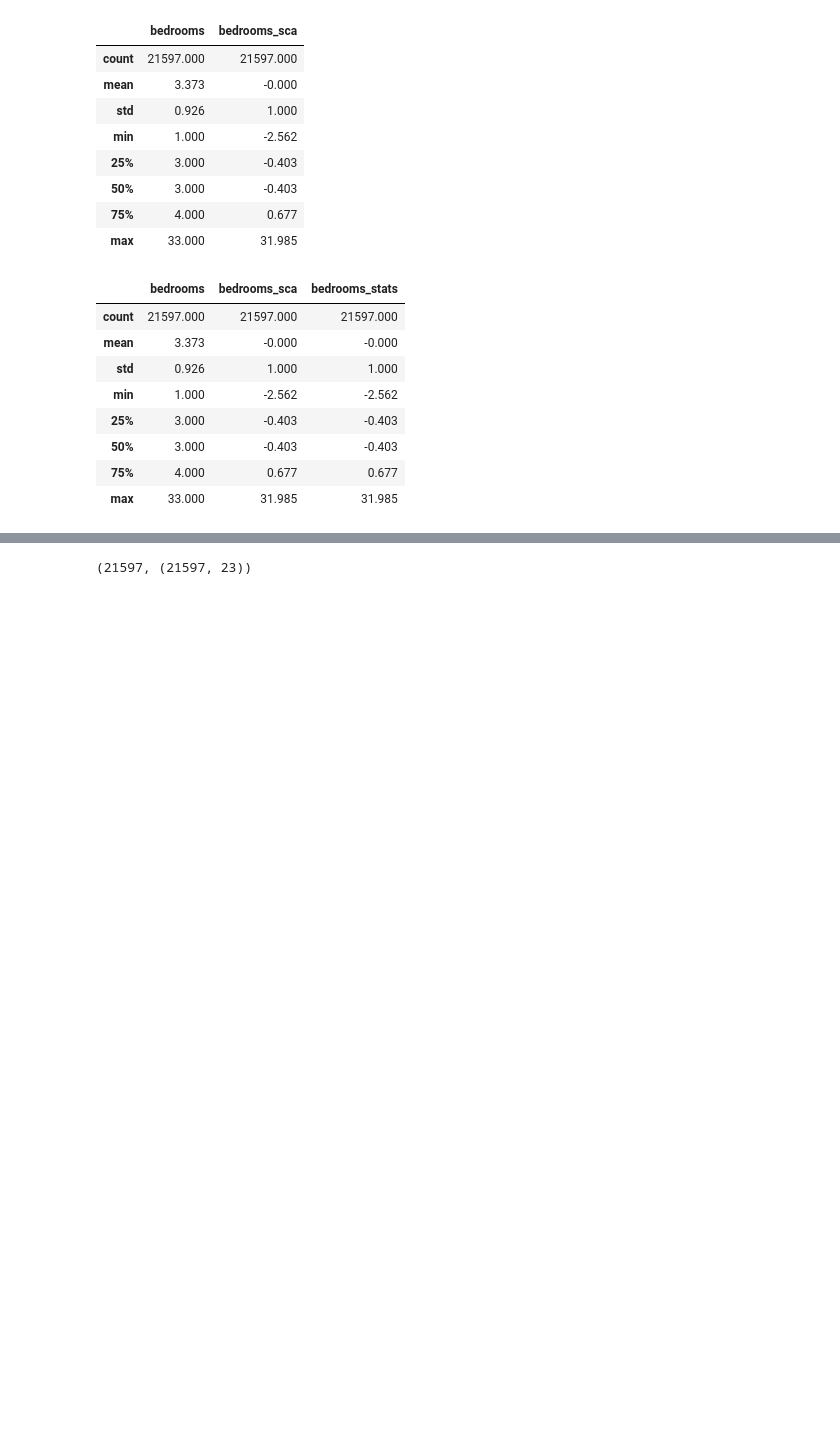
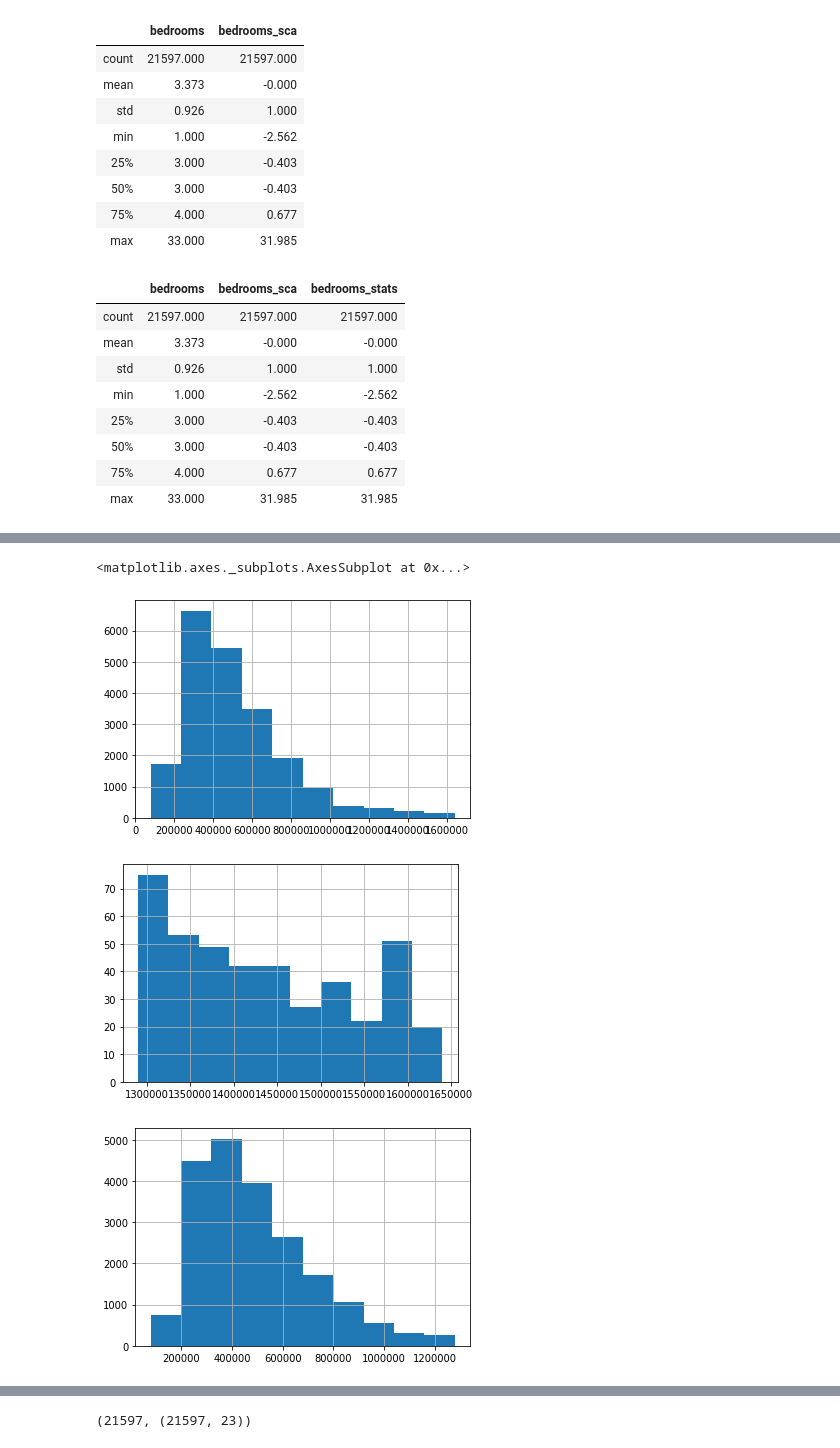
Before and after one commit to jirvingphd/fsds_pt_100719_cohort_notes, a Jupyter notebook: Mod 1 Project/study_group_11_14_19.ipynb, the cells around one changed output, grey strips where cells are left out. Cells and saved outputs as stored; diff of their text form; code cells hidden in the pictures; blank space fills up the shorter version.

```diff
--- a/Mod 1 Project/study_group_11_12_19.ipynb
+++ b/Mod 1 Project/study_group_11_14_19.ipynb
@@ -353,3 +343,14 @@ Length: 21597, dtype: bool
+# %%
+df['price'].hist()
+plt.figure()
+df.loc[idx==True]['price'].hist()
+plt.figure()
+df.loc[idx==False]['price'].hist()
+# %% [output]
+<matplotlib.axes._subplots.AxesSubplot at 0x...>
+[figure, added]
+[figure, added]
+[figure, added]
 # %%
 display(df.loc[idx==True].describe().round(3))
 display(df.loc[idx==False].describe().round(3))
```
Also changed, not shown: parts of 10 cells of this notebook, 1 other file.
